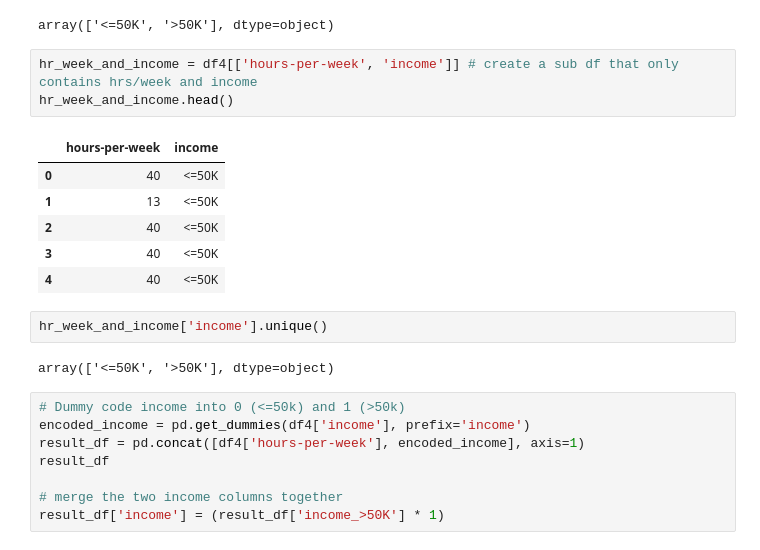
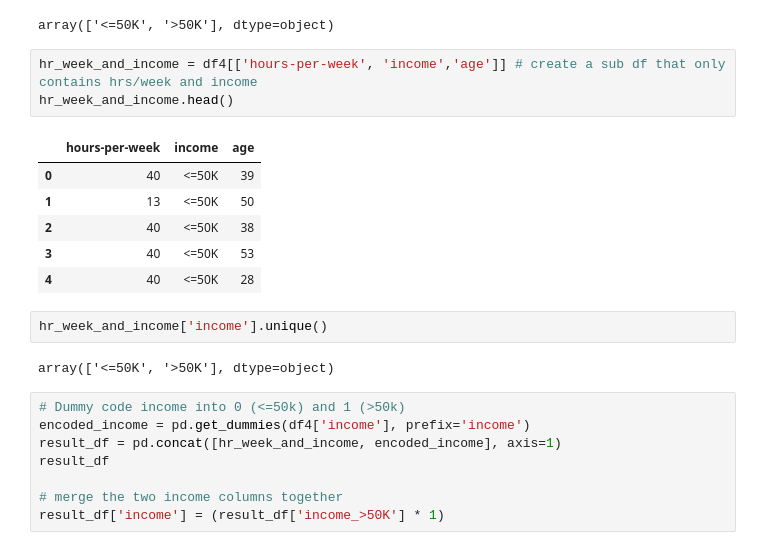
Before and after one commit to klam912/income_prediction, a Jupyter notebook: code/analysis.ipynb, the cells around one changed output. Drawn from its saved outputs; the diff is of its cells as text.

```diff
--- a/code/analysis.ipynb
+++ b/code/analysis.ipynb
@@ -532,15 +532,15 @@ df4['income'].unique()
 # %% [output]
 array(['<=50K', '>50K'], dtype=object)
 # %%
-hr_week_and_income = df4[['hours-per-week', 'income']] # create a sub df that only contains hrs/week and income
+hr_week_and_income = df4[['hours-per-week', 'income','age']] # create a sub df that only contains hrs/week and income
 hr_week_and_income.head()
 # %% [output]
-|  | hours-per-week | income |
-| 0 | 40 | <=50K |
-| 1 | 13 | <=50K |
-| 2 | 40 | <=50K |
-| 3 | 40 | <=50K |
-| 4 | 40 | <=50K |
+|  | hours-per-week | income | age |
+| 0 | 40 | <=50K | 39 |
+| 1 | 13 | <=50K | 50 |
+| 2 | 40 | <=50K | 38 |
+| 3 | 40 | <=50K | 53 |
+| 4 | 40 | <=50K | 28 |
 # %%
 hr_week_and_income['income'].unique()
 # %% [output]
@@ -548,7 +548,7 @@ array(['<=50K', '>50K'], dtype=object)
 # %%
 # Dummy code income into 0 (<=50k) and 1 (>50k)
 encoded_income = pd.get_dummies(df4['income'], prefix='income')
-result_df = pd.concat([df4['hours-per-week'], encoded_income], axis=1)
+result_df = pd.concat([hr_week_and_income, encoded_income], axis=1)
 result_df
 
 # merge the two income columns together
```
Also changed, not shown: parts of 7 cells of this notebook.
